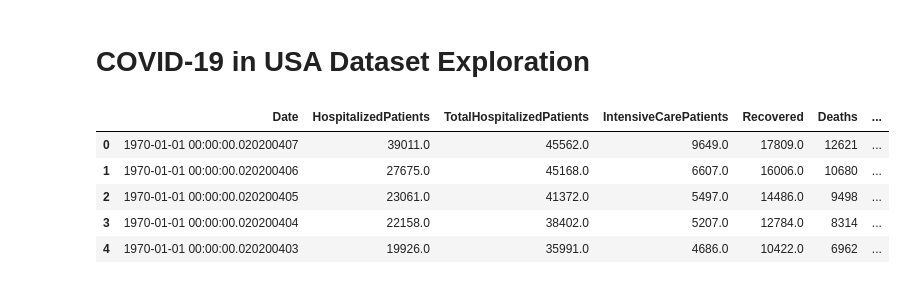
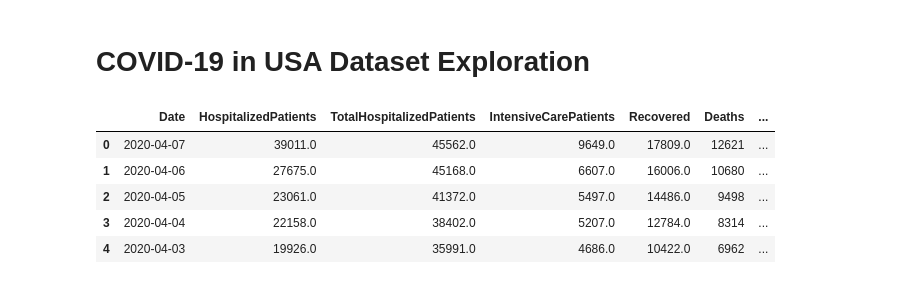
Before and after one commit to abijbart/DS4H_covid19, a Jupyter notebook: exploration_ds4h.ipynb, the cells around one changed output. Cells and saved outputs as stored; diff of their text form; code cells hidden in the pictures.

```diff
--- a/exploration_ds4h.ipynb
+++ b/exploration_ds4h.ipynb
@@ -522,15 +522,15 @@ switz_df.head()
 # %%
 us_df = pd.read_csv(dataset_dir + 'covid19-in-usa/us_covid19_daily.csv')
 us_df.head()
-us_df['date'] = pd.to_datetime(us_df['date'])
+us_df['date'] = pd.to_datetime(us_df['date'], format="%Y%m%d")
 us_df['TestsPerformed'] = us_df['positive'] + us_df['negative'] + us_df['pending']
 us_df = us_df.rename(columns={"date": "Date", "hospitalizedCurrently": "HospitalizedPatients", "hospitalizedCumulative": "TotalHospitalizedPatients", "inIcuCurrently": "IntensiveCarePatients", "recovered":"Recovered", "death": "Deaths"})
 us_df = us_df.loc[:, ['Date', 'HospitalizedPatients', 'TotalHospitalizedPatients', 'IntensiveCarePatients', 'Recovered', 'Deaths', 'TestsPerformed']]
 us_df.head()
 # %% [output]
 |  | Date | HospitalizedPatients | TotalHospitalizedPatients | IntensiveCarePatients | Recovered | Deaths | ... |
-| 0 | 1970-01-01 00:00:00.020200407 | 39011.0 | 45562.0 | 9649.0 | 17809.0 | 12621 | ... |
-| 1 | 1970-01-01 00:00:00.020200406 | 27675.0 | 45168.0 | 6607.0 | 16006.0 | 10680 | ... |
-| 2 | 1970-01-01 00:00:00.020200405 | 23061.0 | 41372.0 | 5497.0 | 14486.0 | 9498 | ... |
-| 3 | 1970-01-01 00:00:00.020200404 | 22158.0 | 38402.0 | 5207.0 | 12784.0 | 8314 | ... |
-| 4 | 1970-01-01 00:00:00.020200403 | 19926.0 | 35991.0 | 4686.0 | 10422.0 | 6962 | ... |
+| 0 | 2020-04-07 | 39011.0 | 45562.0 | 9649.0 | 17809.0 | 12621 | ... |
+| 1 | 2020-04-06 | 27675.0 | 45168.0 | 6607.0 | 16006.0 | 10680 | ... |
+| 2 | 2020-04-05 | 23061.0 | 41372.0 | 5497.0 | 14486.0 | 9498 | ... |
+| 3 | 2020-04-04 | 22158.0 | 38402.0 | 5207.0 | 12784.0 | 8314 | ... |
+| 4 | 2020-04-03 | 19926.0 | 35991.0 | 4686.0 | 10422.0 | 6962 | ... |
```
Also changed, not shown: parts of 2 cells of this notebook.
